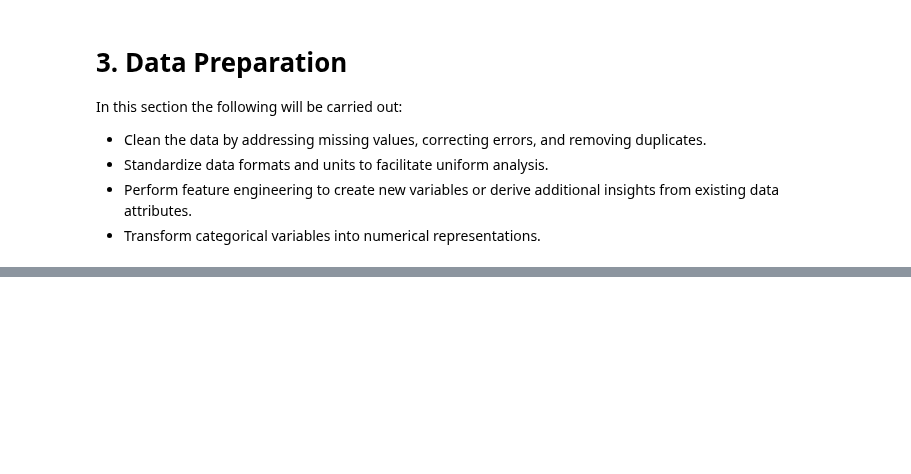
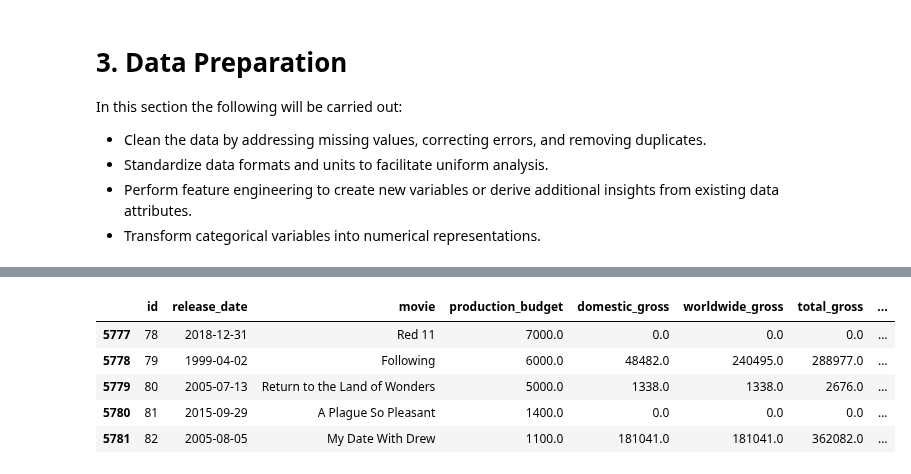
Before and after one commit to mbuvimuia/BoxOfficeInsights-MicrosoftStudio, a Jupyter notebook: student.ipynb, the cells around one changed output, grey strips where cells are left out. Drawn from its saved outputs; the diff is of its cells as text; code cells hidden in the pictures; blank space fills up the shorter version.

```diff
--- a/student.ipynb
+++ b/student.ipynb
@@ -765,0 +999,10 @@ In this section the following will be carried out:
+# %%
+# Turn the production_budget, domestic_gross and worldwide_gross columns to float
+# This is because the columns contain numerical values
+# Remove the commas and dollar signs from the columns
+the_number['production_budget'] = the_number['production_budget'].str.replace(',', '').str.replace('$', '').astype(float)
+the_number['domestic_gross'] = the_number['domestic_gross'].str.replace(',', '').str.replace('$', '').astype(float)
+the_number['worldwide_gross'] = the_number['worldwide_gross'].str.replace(',', '').str.replace('$', '').astype(float)
+# %%
+# Turn the release_date column to datetime
+the_number['release_date'] = pd.to_datetime(the_number['release_date'])
@@ -765,0 +1025,6 @@ In this section the following will be carried out:
+# %%
+# Feature engineering to create a new column called total_gross
+# This column will contain the sum of the domestic_gross and worldwide_gross columns
+# representing the total gross of the movie
+the_number['total_gross'] = the_number['domestic_gross'] + the_number['worldwide_gross']
+the_number.head()
@@ -765,0 +1038,13 @@ In this section the following will be carried out:
+# %%
+#Feature engineering to create a new column called profit
+#This column will contain the difference between the total_gross and the production_budget columns
+#representing the profit made from the movie
+the_number['profit'] = the_number['total_gross'] - the_number['production_budget']
+the_number.tail()
+# %% [output]
+|  | id | release_date | movie | production_budget | domestic_gross | worldwide_gross | total_gross | ... |
+| 5777 | 78 | 2018-12-31 | Red 11 | 7000.0 | 0.0 | 0.0 | 0.0 | ... |
+| 5778 | 79 | 1999-04-02 | Following | 6000.0 | 48482.0 | 240495.0 | 288977.0 | ... |
+| 5779 | 80 | 2005-07-13 | Return to the Land of Wonders | 5000.0 | 1338.0 | 1338.0 | 2676.0 | ... |
+| 5780 | 81 | 2015-09-29 | A Plague So Pleasant | 1400.0 | 0.0 | 0.0 | 0.0 | ... |
+| 5781 | 82 | 2005-08-05 | My Date With Drew | 1100.0 | 181041.0 | 181041.0 | 362082.0 | ... |
```
Also changed, not shown: parts of 74 cells of this notebook.
